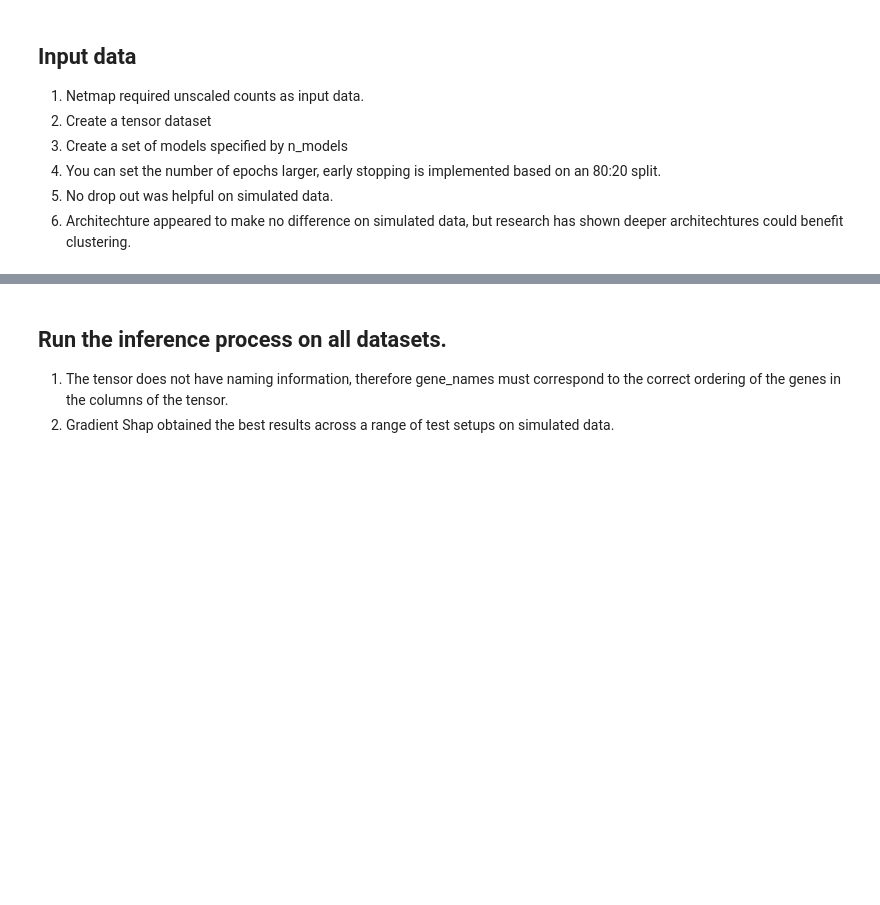
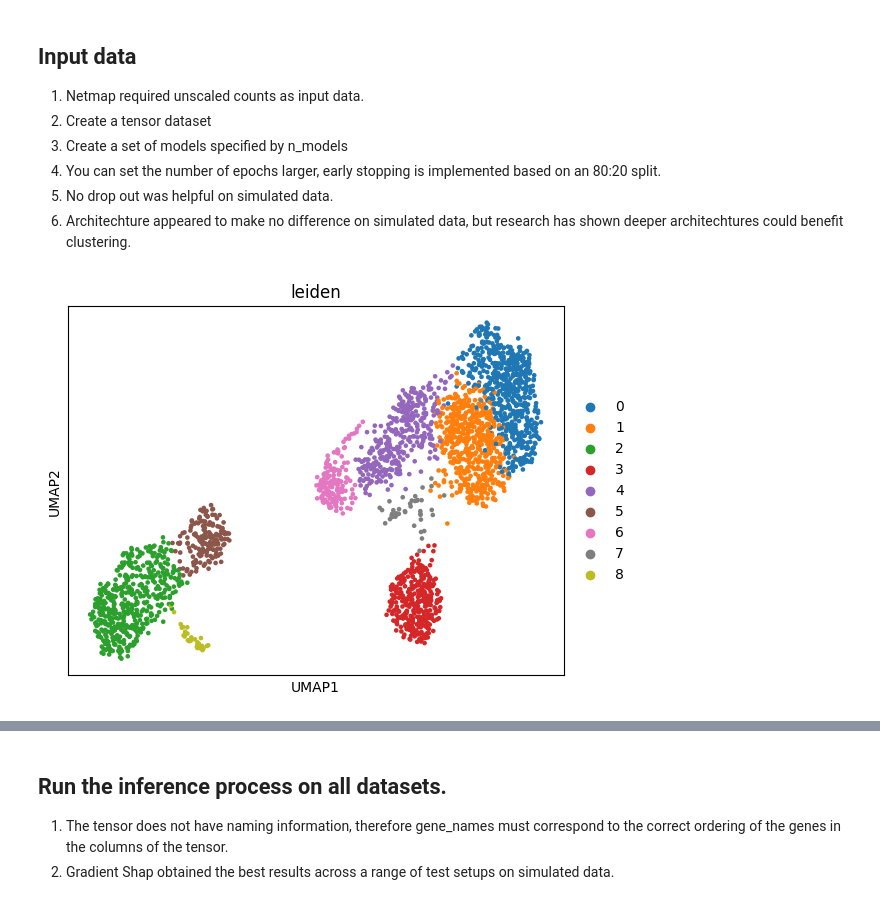
Before and after one commit to bionetslab/netmap, a Jupyter notebook: tutorials/use_case.ipynb, the cells around one changed output, grey strips where cells are left out. Cells and saved outputs as stored; diff of their text form; code cells hidden in the pictures; blank space fills up the shorter version.

```diff
--- a/tutorials/use_case.ipynb
+++ b/tutorials/use_case.ipynb
@@ -64,8 +64,5 @@ output_dir = "/data_nfs/og86asub/netmap/netmap-evaluation/netmap/tutorials/use_c
 os.makedirs(output_dir, exist_ok=True)
 os.makedirs(os.path.join(output_dir, "networks"), exist_ok=True)
 # %%
-# Load AnnData
-adata = sc.read_h5ad('/data_nfs/og86asub/netmap/netmap-evaluation/netmap/tutorials/use_case_data/use_case/FOXA3_CEBPA/data.h5ad')
-print(f"AnnData shape: {adata.shape}")
 
 adata = sc.datasets.pbmc3k()
@@ -113,5 +108,6 @@ sc.pp.log1p(adata)
 # %%
 sc.pp.highly_variable_genes(adata, n_top_genes=2000)
 # %%
-adata = adata[:, adata.var['highly_variable']==True]
+adata = adata[:, adata.var.pct_dropout_by_counts<90 ]
+adata = adata[:, adata.var.highly_variable == True]
 # %%
@@ -126,6 +132,12 @@ sc.tl.leiden(adata)
 4. You can set the number of epochs larger, early stopping is implemented based on an 80:20 split.
 5. No drop out was helpful on simulated data.
 6. Architechture appeared to make no difference on simulated data, but research has shown deeper architechtures could benefit clustering.
+# %%
+sc.tl.leiden(adata, resolution=0.8)
+
+sc.pl.umap(adata, color = 'leiden')
+# %% [output]
+[figure, added]
 # %%
 
 gene_names = np.array(adata.var.index)
```
Also changed, not shown: parts of 53 cells of this notebook, 2 other files.
